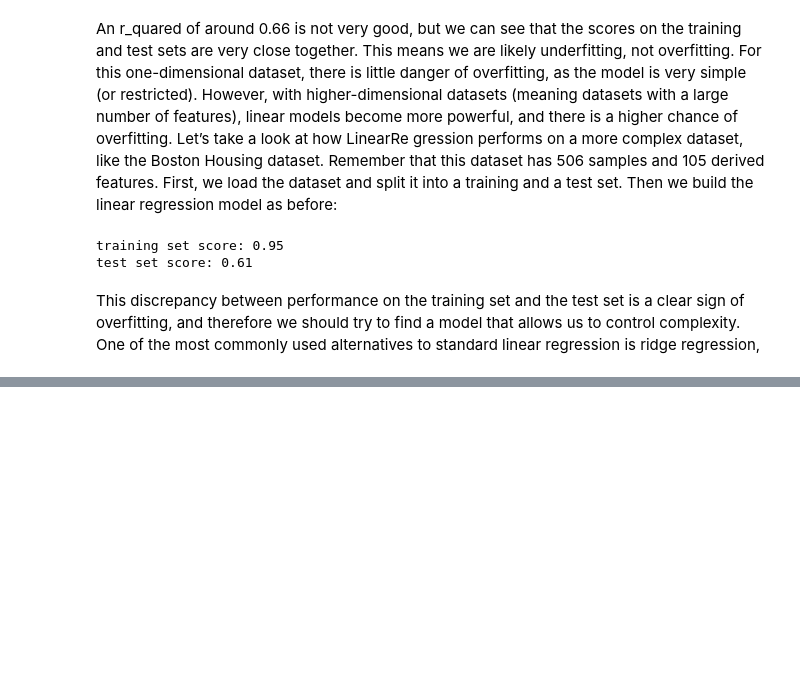
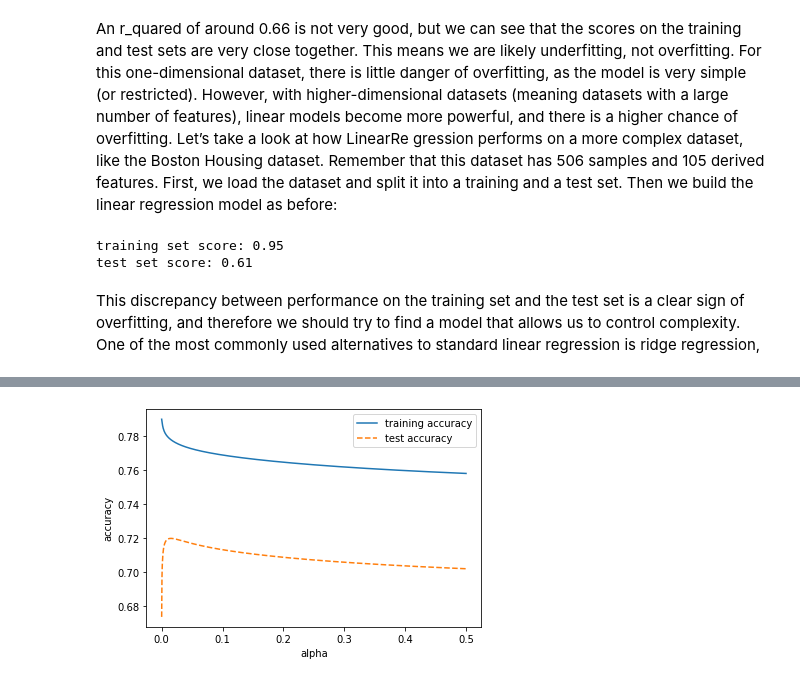
Before and after one commit to cmarsa/imlwp, a Jupyter notebook: 02_supervised_learning.ipynb, the cells around one changed output, grey strips where cells are left out. Saved outputs shown, nothing was run; the diff lists cells and outputs as text; code cells hidden in the pictures; blank space fills up the shorter version.

```diff
--- a/02_supervised_learning.ipynb
+++ b/02_supervised_learning.ipynb
@@ -338,0 +421,31 @@ regression is ridge regression,
+# %%
+# Evaluate training and test set performance with different alpha
+# parameter in the Ridge regressor
+from sklearn.datasets import load_breast_cancer
+from sklearn.linear_model import Ridge
+import numpy as np
+cancer = load_breast_cancer()
+
+X_train, X_test, y_train, y_test = train_test_split(cancer.data, cancer.target, stratify = cancer.target, random_state = 66)
+
+training_accuracy = []
+test_accuracy = []
+alpha_params = np.linspace(0, 0.5, 1000)
+
+for alpha in alpha_params:
+    # build the model
+    model = Ridge(alpha = alpha)
+    # fit to training set
+    model.fit(X_train, y_train)
+    # record training and test sets accuracies
+    training_accuracy.append(model.score(X_train, y_train))
+    test_accuracy.append(model.score(X_test, y_test))
+
+plt.plot(alpha_params, training_accuracy, label = 'training accuracy', )
+plt.plot(alpha_params, test_accuracy,'--', label = 'test accuracy')
+plt.ylabel('accuracy')
+plt.xlabel('alpha')
+plt.legend()
+plt.show()
+# %% [output]
+[figure, added]
```
Also changed, not shown: parts of 64 cells of this notebook.
